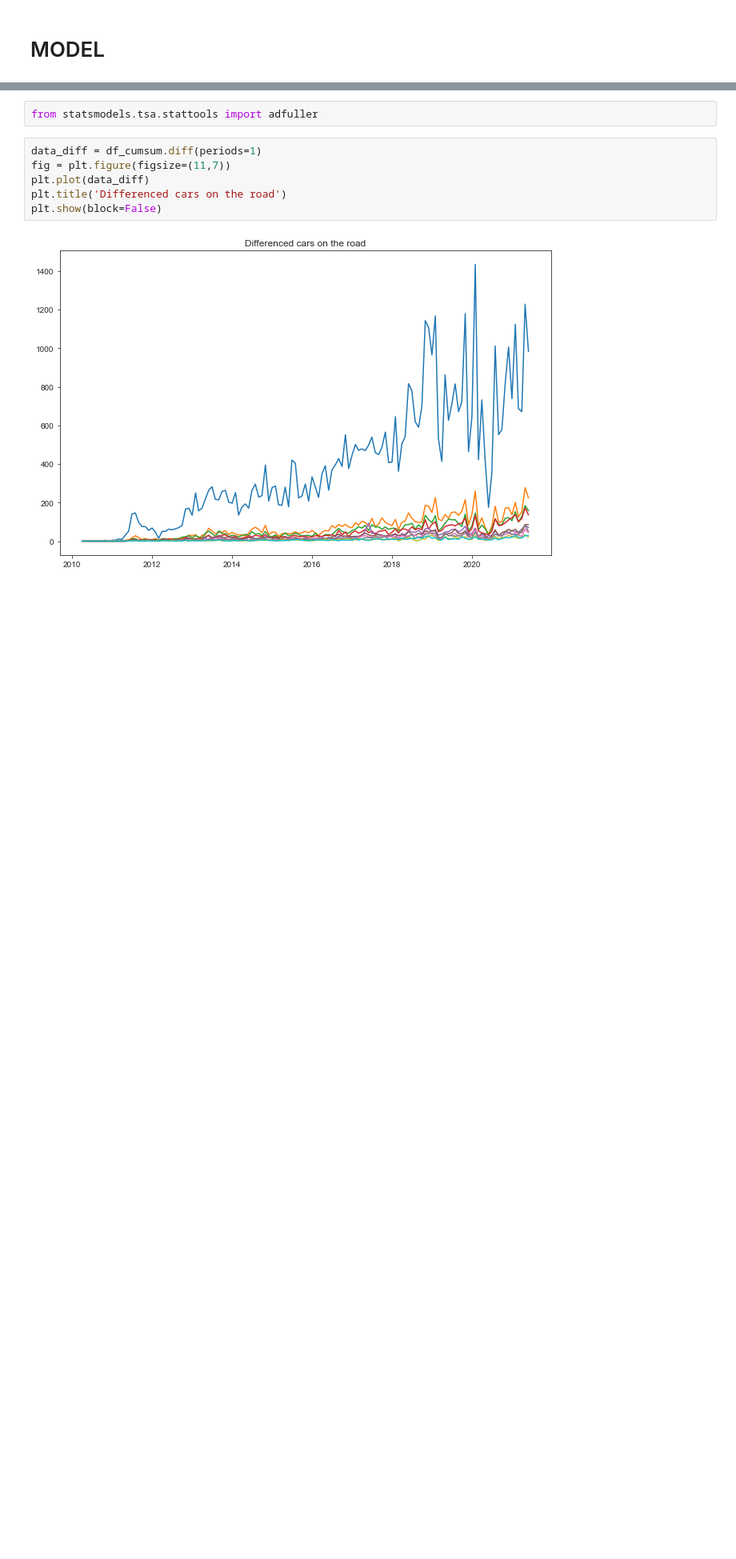
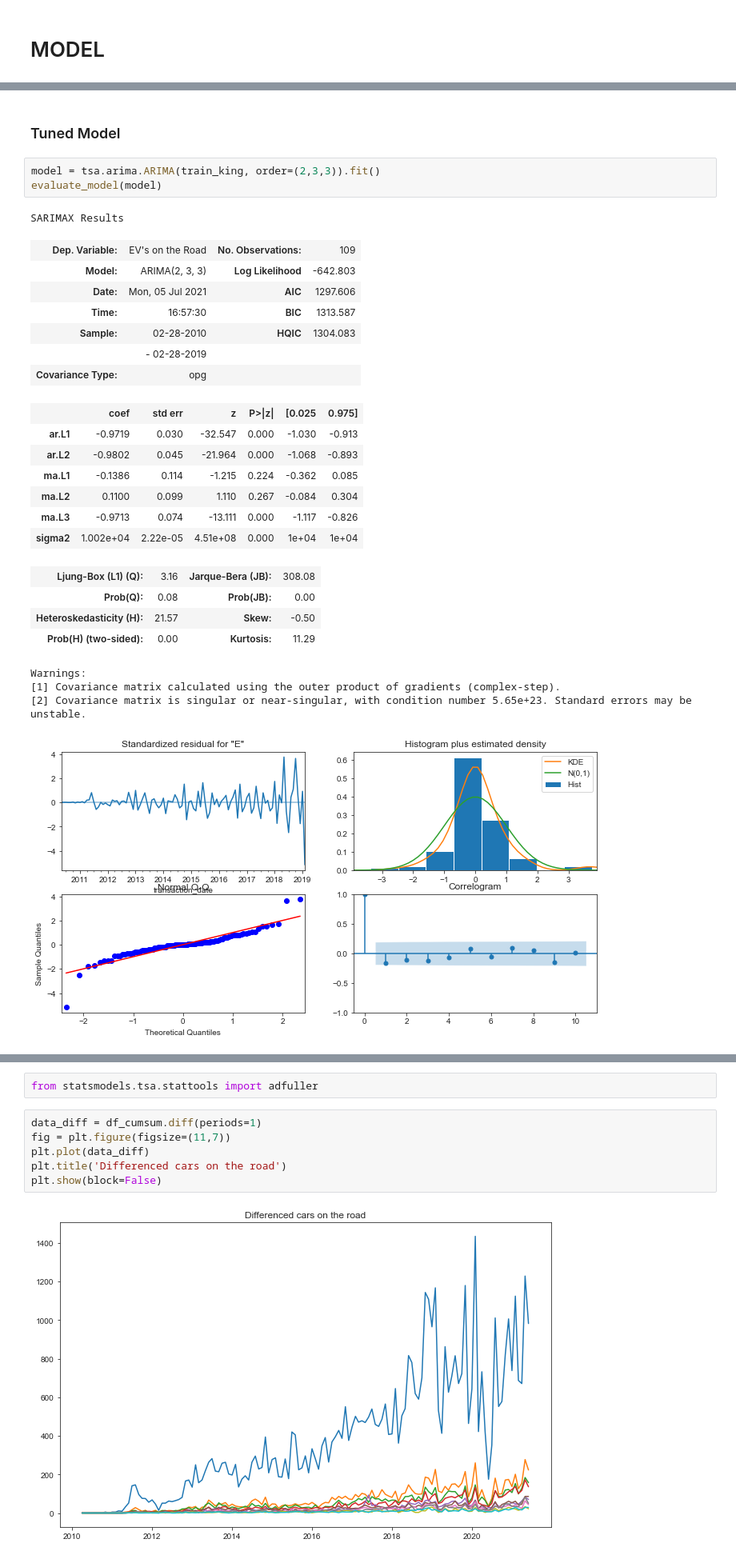
Before and after one commit to ebtezcan/EV-Charger-Prediction, a Jupyter notebook: index_OSEMN_plus_mvp-Copy1.ipynb, the cells around one changed output, grey strips where cells are left out. Shown at 80% size. Cells and saved outputs as stored; diff of their text form; blank space fills up the shorter version.

```diff
--- a/index_OSEMN_plus_mvp-Copy1.ipynb
+++ b/index_OSEMN_plus_mvp-Copy1.ipynb
@@ -917,0 +1017,29 @@ Questions to consider:
+# %% [markdown]
+### Tuned Model
+# %%
+model = tsa.arima.ARIMA(train_king, order=(2,3,3)).fit()
+evaluate_model(model)
+# %% [output]
+SARIMAX Results
+| Dep. Variable: | EV's on the Road | No. Observations: | 109 |
+| Model: | ARIMA(2, 3, 3) | Log Likelihood | -642.803 |
+| Date: | Mon, 05 Jul 2021 | AIC | 1297.606 |
+| Time: | 16:57:30 | BIC | 1313.587 |
+| Sample: | 02-28-2010 | HQIC | 1304.083 |
+|  | - 02-28-2019 |  |  |
+| Covariance Type: | opg |  |  |
+|  | coef | std err | z | P>|z| | [0.025 | 0.975] |
+| ar.L1 | -0.9719 | 0.030 | -32.547 | 0.000 | -1.030 | -0.913 |
+| ar.L2 | -0.9802 | 0.045 | -21.964 | 0.000 | -1.068 | -0.893 |
+| ma.L1 | -0.1386 | 0.114 | -1.215 | 0.224 | -0.362 | 0.085 |
+| ma.L2 | 0.1100 | 0.099 | 1.110 | 0.267 | -0.084 | 0.304 |
+| ma.L3 | -0.9713 | 0.074 | -13.111 | 0.000 | -1.117 | -0.826 |
+| sigma2 | 1.002e+04 | 2.22e-05 | 4.51e+08 | 0.000 | 1e+04 | 1e+04 |
+| Ljung-Box (L1) (Q): | 3.16 | Jarque-Bera (JB): | 308.08 |
+| Prob(Q): | 0.08 | Prob(JB): | 0.00 |
+| Heteroskedasticity (H): | 21.57 | Skew: | -0.50 |
+| Prob(H) (two-sided): | 0.00 | Kurtosis: | 11.29 |
+Warnings:
+[1] Covariance matrix calculated using the outer product of gradients (complex-step).
+[2] Covariance matrix is singular or near-singular, with condition number 5.65e+23. Standard errors may be unstable.
+[figure, added]
```
Also changed, not shown: parts of 56 cells of this notebook.
